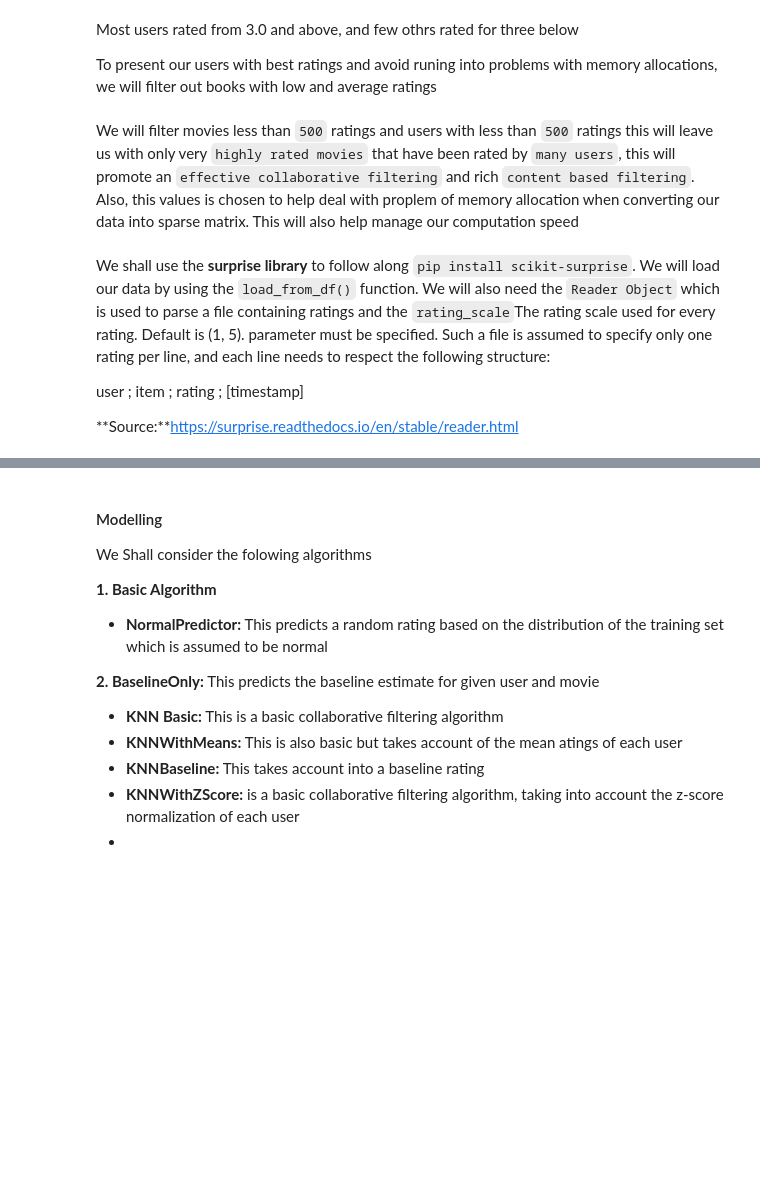
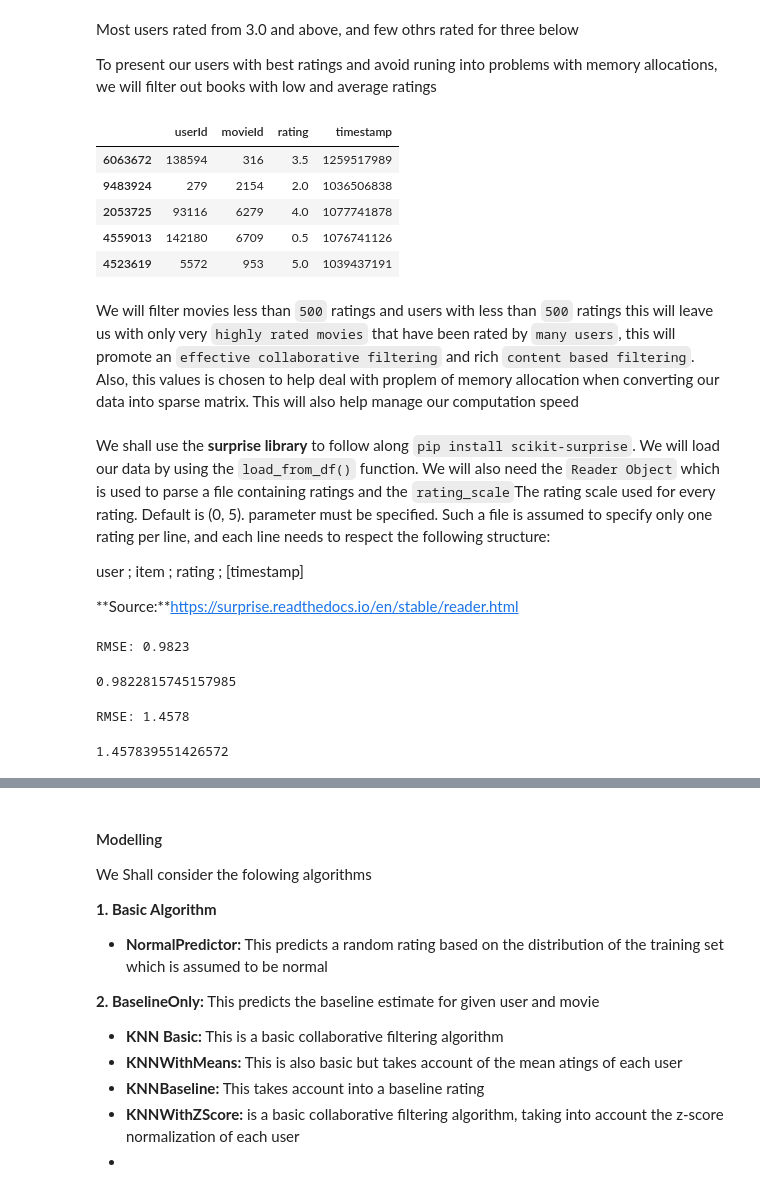
Before and after one commit to Kendo-Shin/2207ACDS_TeamCW2, a Jupyter notebook: Movie_Recommender_System_TeamCW2.ipynb, the cells around one changed output, grey strips where cells are left out. Saved outputs shown, nothing was run; the diff lists cells and outputs as text; code cells hidden in the pictures; blank space fills up the shorter version.

```diff
--- a/Movie_Recommender_System_TeamCW2.ipynb
+++ b/Movie_Recommender_System_TeamCW2.ipynb
@@ -911,7 +929,18 @@ print('The new data frame shape:\t{}'.format(rates_new.shape))
+# %%
+rates_new = rates.sample(100000)
+# %%
+rates_new.head()
+# %% [output]
+|  | userId | movieId | rating | timestamp |
+| 6063672 | 138594 | 316 | 3.5 | 1259517989 |
+| 9483924 | 279 | 2154 | 2.0 | 1036506838 |
+| 2053725 | 93116 | 6279 | 4.0 | 1077741878 |
+| 4559013 | 142180 | 6709 | 0.5 | 1076741126 |
+| 4523619 | 5572 | 953 | 5.0 | 1039437191 |
 # %% [markdown]
 We will filter movies less than `500` ratings and users with less than `500` ratings this will leave us with only very `highly rated movies` that have been rated by `many users`, this will  promote an `effective collaborative filtering` and rich `content based filtering`. Also, this values is chosen to help deal with proplem of memory allocation when converting our data into sparse matrix. This will also help manage our computation speed
 # %% [markdown]
- We shall use the **surprise library** to follow along `pip install scikit-surprise`. We will load our data by using the `load_from_df()` function. We will also need the `Reader Object` which is used to parse a file containing ratings and the `rating_scale`The rating scale used for every rating. Default is (1, 5). parameter must be specified.  Such a file is assumed to specify only one rating per line, and each line needs to respect the following structure:
+ We shall use the **surprise library** to follow along `pip install scikit-surprise`. We will load our data by using the `load_from_df()` function. We will also need the `Reader Object` which is used to parse a file containing ratings and the `rating_scale`The rating scale used for every rating. Default is (0, 5). parameter must be specified.  Such a file is assumed to specify only one rating per line, and each line needs to respect the following structure:
 
 user ; item ; rating ; [timestamp]
 
@@ -921,0 +951,32 @@ data = Dataset.load_from_df(rates[['userId','movieId','rating']], reader) #was r
+# %%
+# sample random trainset and testset
+# test set is made of 25% of the ratings.
+trainset, testset = train_test_split(data, test_size=.20)
+
+# We'll use the SVD algorithm (will be used with train data that's been split into train test data)
+algoSVD = SVD()
+
+# Train the algorithm on the trainset, and predict ratings for the testset
+algoSVD.fit(trainset)
+predictions = algoSVD.test(testset)
+
+# Compute RMSE
+SVDmet = accuracy.rmse(predictions)
+SVDmet
+# %% [output]
+RMSE: 0.9823
+0.9822815745157985
+# %%
+# We'll use the SVD algorithm (will be used with train data that's been split into train test data)
+algoNP = NormalPredictor()
+
+# Train the algorithm on the trainset, and predict ratings for the testset
+algoNP.fit(trainset)
+predictions = algoNP.test(testset)
+
+# Compute RMSE
+NPmet = accuracy.rmse(predictions)
+NPmet
+# %% [output]
+RMSE: 1.4578
+1.457839551426572
```
Also changed, not shown: parts of 29 cells of this notebook.
